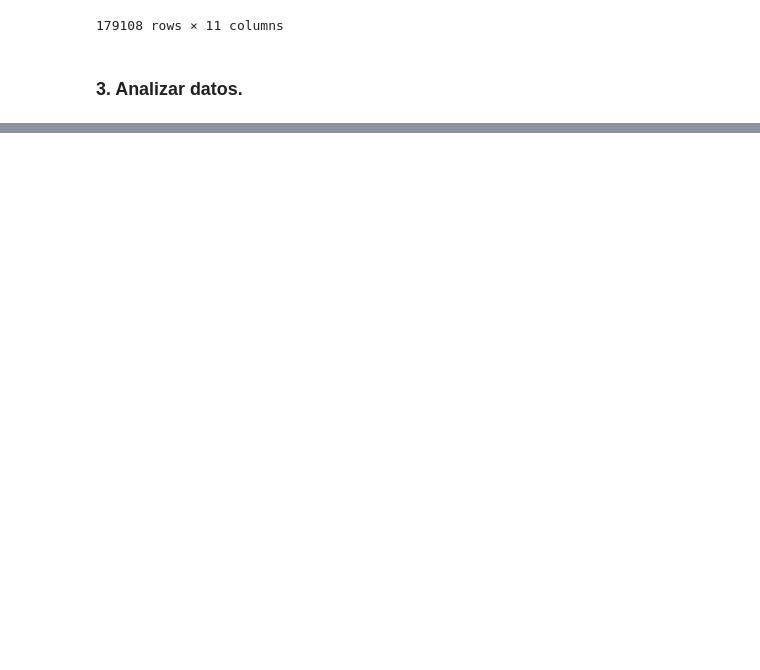
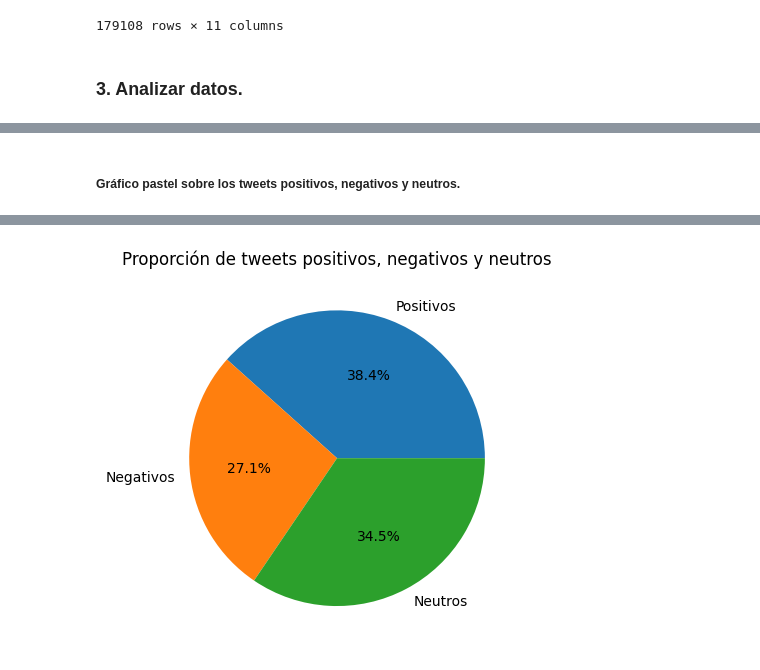
Before and after one commit to alejandru00/Tweets---Busqueda-y-Uso-de-Dataset, a Jupyter notebook: tratamiento_y_limpieza_datos.ipynb, the cells around one changed output, grey strips where cells are left out. Cells and saved outputs as stored; diff of their text form; code cells hidden in the pictures; blank space fills up the shorter version.

```diff
--- a/tratamiento_y_limpieza_datos.ipynb
+++ b/tratamiento_y_limpieza_datos.ipynb
@@ -140,0 +187,21 @@ plt.show()
+# %% [markdown]
+##### Gráfico pastel sobre los tweets positivos, negativos y neutros.
+# %%
+import nltk
+from nltk.sentiment import SentimentIntensityAnalyzer
+
+nltk.download('vader_lexicon')
+analyzer = SentimentIntensityAnalyzer()
+
+df['sentiment_score'] = df['text'].apply(lambda x: analyzer.polarity_scores(x)['compound'])
+
+# Contar el número de tweets con puntuación de sentimiento positiva, negativa o neutra
+positive_tweets = (df['sentiment_score'] > 0).sum()
+negative_tweets = (df['sentiment_score'] < 0).sum()
+neutral_tweets = (df['sentiment_score'] == 0).sum()
+
+# Crear el gráfico de pastel
+plt.pie([positive_tweets, negative_tweets, neutral_tweets], labels=['Positivos', 'Negativos', 'Neutros'], autopct='%1.1f%%')
+plt.title('Proporción de tweets positivos, negativos y neutros')
+plt.show()
+# %% [output]
@@ -140,0 +211 @@ plt.show()
+[figure, added]
```
Also changed, not shown: parts of 12 cells of this notebook.
